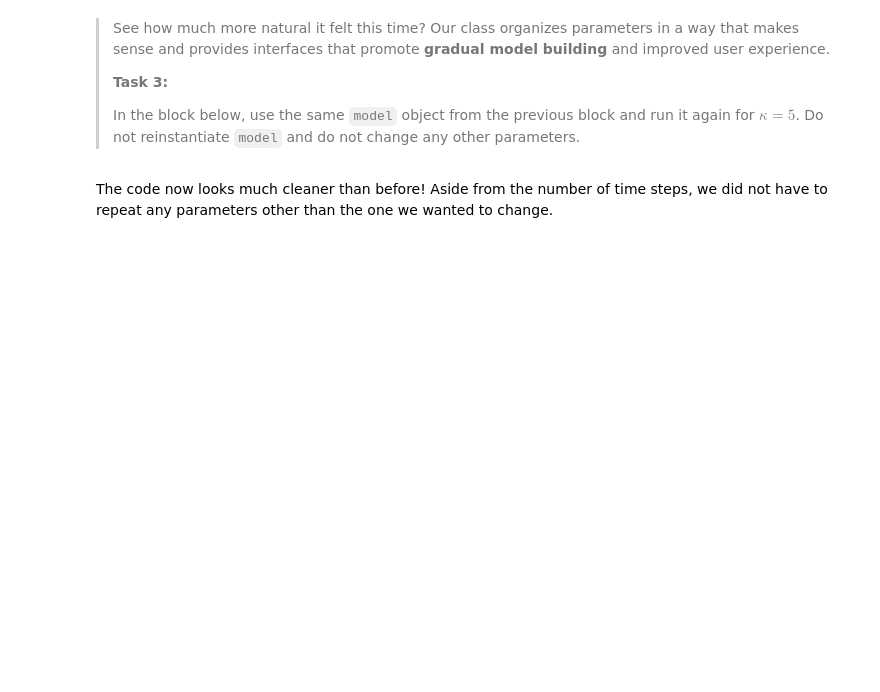
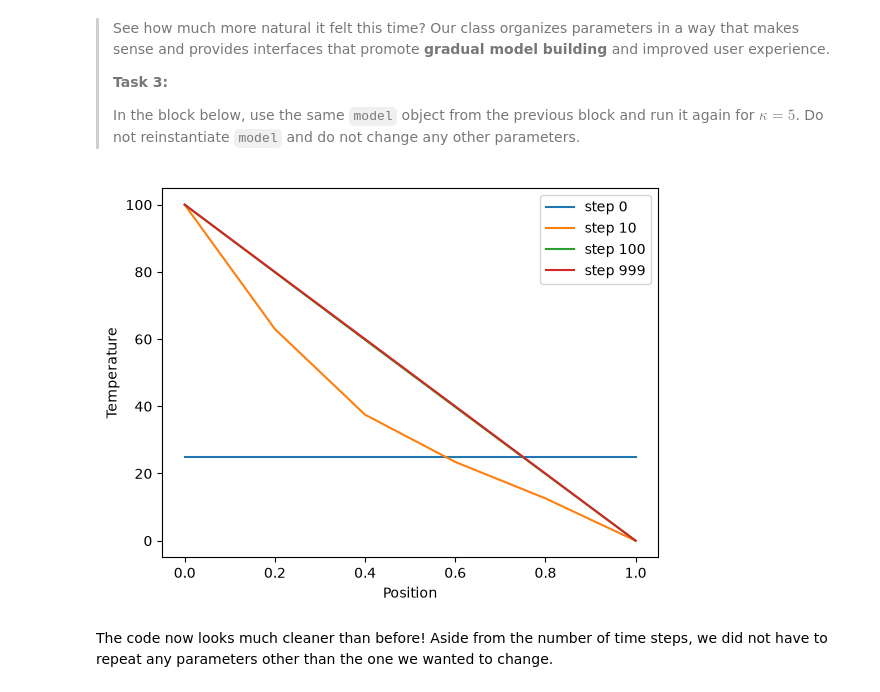
Before and after one commit to LorenzoBellunato/PA2.1, a Jupyter notebook: 2_oop.ipynb, the cells around one changed output. Drawn from its saved outputs; the diff is of its cells as text; code cells hidden in the pictures; blank space fills up the shorter version.

```diff
--- a/2_oop.ipynb
+++ b/2_oop.ipynb
@@ -101,3 +103,9 @@ model.set_bcs(# YOUR_CODE_LINE_HERE )
+# %%
+model.set_pde_params(kappa=5)
+model.solve(n_steps=1000)
+model.plot_steps(steps=[0, 10, 100, 999])
+# %% [output]
+[figure, added]
 # %% [markdown]
 The code now looks much cleaner than before! Aside from the number of time steps, we did not have to repeat any parameters other than the one we wanted to change.
 # %% [markdown]
```
Also changed, not shown: parts of 7 cells of this notebook.
